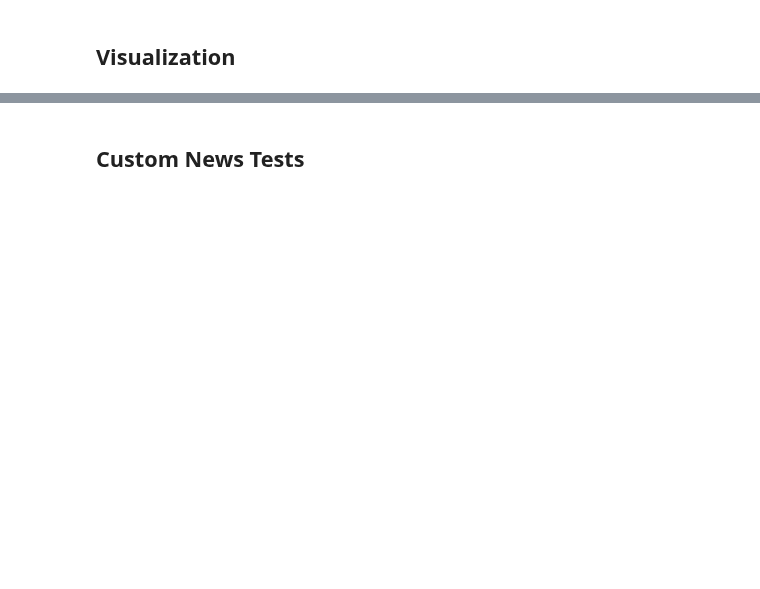
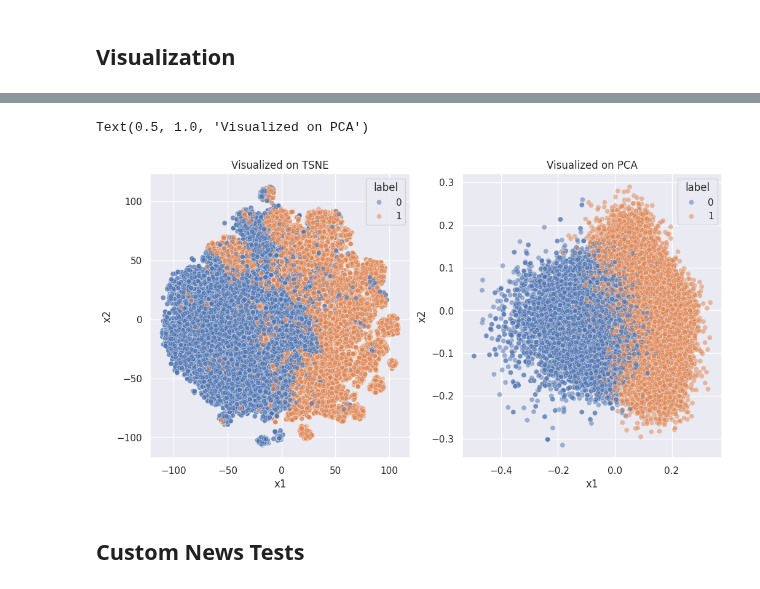
Before and after one commit to detiuaveiro/aas, a Jupyter notebook: notebooks/02-anomaly/notebook04.ipynb, the cells around one changed output, grey strips where cells are left out. Saved outputs shown, nothing was run; the diff lists cells and outputs as text; code cells hidden in the pictures; blank space fills up the shorter version.

```diff
--- a/notebooks/02-anomaly/notebook04.ipynb
+++ b/notebooks/02-anomaly/notebook04.ipynb
@@ -305,3 +366,13 @@ Text(0.5, 1.0, 'Visualized on PCA')
+# %%
+# Plots
+fig, ax = plt.subplots(1, 2, figsize=(12,6))
+sns.scatterplot(data=PCA_Label_df,x='x1',y='x2',hue='label',legend="full",alpha=0.5,ax=ax[1])
+sns.scatterplot(data=TSNE_Label_df,x='x1',y='x2',hue='label',legend="full",alpha=0.5,ax=ax[0])
+ax[0].set_title('Visualized on TSNE')
+ax[1].set_title('Visualized on PCA')
+# %% [output]
+Text(0.5, 1.0, 'Visualized on PCA')
+[figure, added]
 # %% [markdown]
 ## Custom News Tests
 # %%
```
Also changed, not shown: parts of 25 cells of this notebook, 15 other files.
